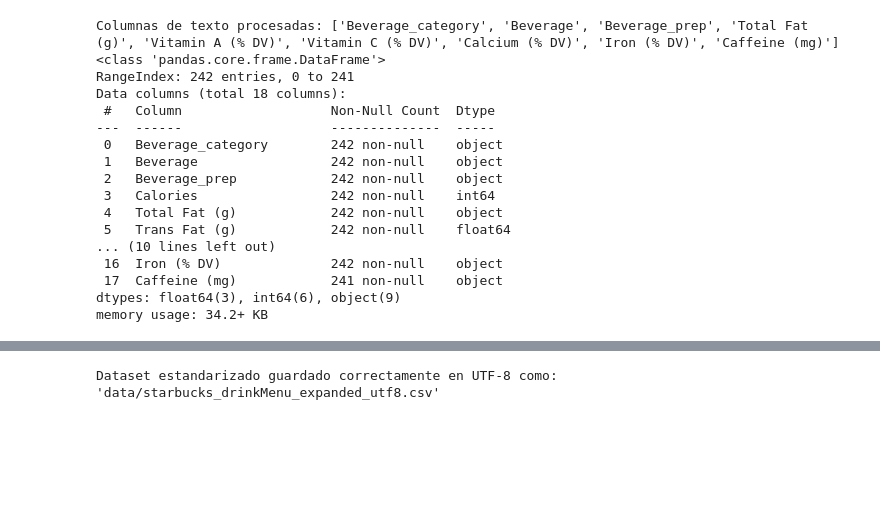
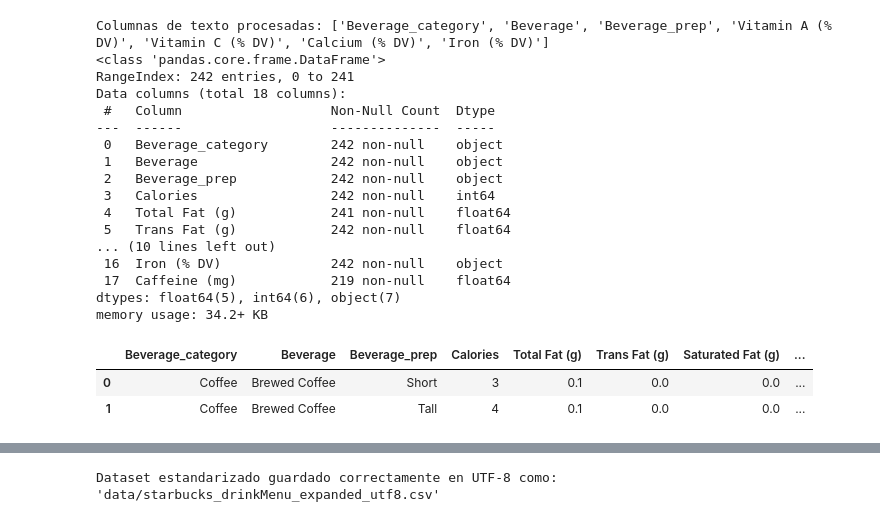
Before and after one commit to vanroshbod/CodeSpaces_InfoVis2026, a Jupyter notebook: Lectura_csv.ipynb, the cells around one changed output, grey strips where cells are left out. Saved outputs shown, nothing was run; the diff lists cells and outputs as text; code cells hidden in the pictures; blank space fills up the shorter version.

Commit message:
cambio de variable object a numerico

```diff
--- a/Lectura_csv.ipynb
+++ b/Lectura_csv.ipynb
@@ -48,6 +74,9 @@ def standardize_to_utf8(text):
 # %%
 # 1. Limpiar los nombres de las columnas
 df.columns = [standardize_to_utf8(col) for col in df.columns]
+
+df['Total Fat (g)'] = pd.to_numeric(df['Total Fat (g)'], errors='coerce')
+df['Caffeine (mg)'] = pd.to_numeric(df['Caffeine (mg)'], errors='coerce')
 
 # 2. Seleccionar columnas de tipo texto (object)
 text_columns = df.select_dtypes(include=["object"]).columns
@@ -58,7 +87,7 @@ for col in text_columns:
 
 df.info()
 # %% [output]
-Columnas de texto procesadas: ['Beverage_category', 'Beverage', 'Beverage_prep', 'Total Fat (g)', 'Vitamin A (% DV)', 'Vitamin C (% DV)', 'Calcium (% DV)', 'Iron (% DV)', 'Caffeine (mg)']
+Columnas de texto procesadas: ['Beverage_category', 'Beverage', 'Beverage_prep', 'Vitamin A (% DV)', 'Vitamin C (% DV)', 'Calcium (% DV)', 'Iron (% DV)']
 <class 'pandas.core.frame.DataFrame'>
 RangeIndex: 242 entries, 0 to 241
 Data columns (total 18 columns):
@@ -68,13 +97,19 @@ Data columns (total 18 columns):
  1   Beverage                 242 non-null    object
  2   Beverage_prep            242 non-null    object
  3   Calories                 242 non-null    int64
- 4   Total Fat (g)            242 non-null    object
+ 4   Total Fat (g)            241 non-null    float64
  5   Trans Fat (g)            242 non-null    float64
 ... (10 lines left out)
  16  Iron (% DV)              242 non-null    object
- 17  Caffeine (mg)            241 non-null    object
-dtypes: float64(3), int64(6), object(9)
+ 17  Caffeine (mg)            219 non-null    float64
+dtypes: float64(5), int64(6), object(7)
 memory usage: 34.2+ KB
+# %%
+df.head(2)
+# %% [output]
+|  | Beverage_category | Beverage | Beverage_prep | Calories | Total Fat (g) | Trans Fat (g) | Saturated Fat (g) | ... |
+| 0 | Coffee | Brewed Coffee | Short | 3 | 0.1 | 0.0 | 0.0 | ... |
+| 1 | Coffee | Brewed Coffee | Tall | 4 | 0.1 | 0.0 | 0.0 | ... |
 # %%
 # cambiar varias a la vez
 df = df.rename(columns={
```
Also changed, not shown: parts of 3 cells of this notebook, 1 other file.
